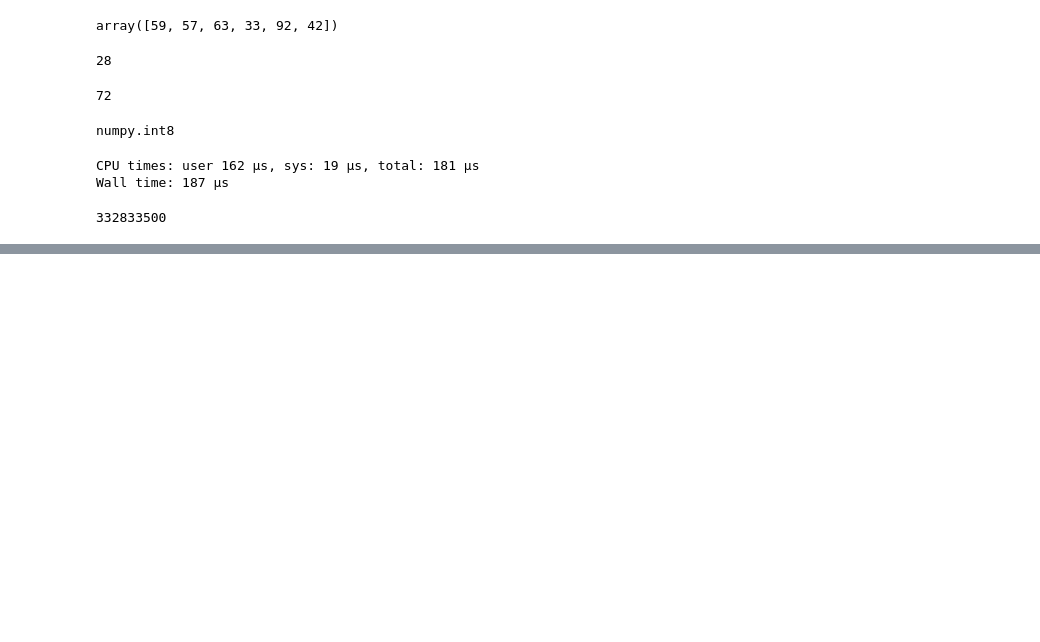
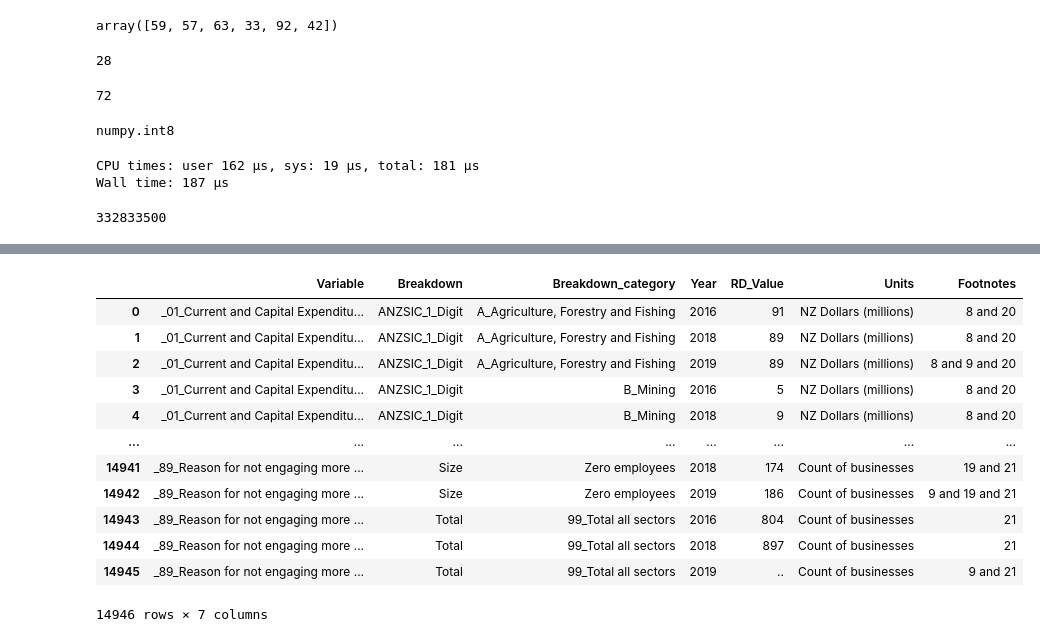
Before and after one commit to Lokhande100/Data-Analysis-with-Python, a Jupyter notebook: Data_Analysis.ipynb, the cells around one changed output, grey strips where cells are left out. Cells and saved outputs as stored; diff of their text form; code cells hidden in the pictures; blank space fills up the shorter version.

```diff
--- a/Data_Analysis.ipynb
+++ b/Data_Analysis.ipynb
@@ -108,0 +119,17 @@ Wall time: 187 µs
+# %%
+df=pd.read_csv('survey-csv.csv')
+df
+# %% [output]
+|  | Variable | Breakdown | Breakdown_category | Year | RD_Value | Units | Footnotes |
+| 0 | _01_Current and Capital Expenditu... | ANZSIC_1_Digit | A_Agriculture, Forestry and Fishing | 2016 | 91 | NZ Dollars (millions) | 8 and 20 |
+| 1 | _01_Current and Capital Expenditu... | ANZSIC_1_Digit | A_Agriculture, Forestry and Fishing | 2018 | 89 | NZ Dollars (millions) | 8 and 20 |
+| 2 | _01_Current and Capital Expenditu... | ANZSIC_1_Digit | A_Agriculture, Forestry and Fishing | 2019 | 89 | NZ Dollars (millions) | 8 and 9 and 20 |
+| 3 | _01_Current and Capital Expenditu... | ANZSIC_1_Digit | B_Mining | 2016 | 5 | NZ Dollars (millions) | 8 and 20 |
+| 4 | _01_Current and Capital Expenditu... | ANZSIC_1_Digit | B_Mining | 2018 | 9 | NZ Dollars (millions) | 8 and 20 |
+| ... | ... | ... | ... | ... | ... | ... | ... |
+| 14941 | _89_Reason for not engaging more ... | Size | Zero employees | 2018 | 174 | Count of businesses | 19 and 21 |
+| 14942 | _89_Reason for not engaging more ... | Size | Zero employees | 2019 | 186 | Count of businesses | 9 and 19 and 21 |
+| 14943 | _89_Reason for not engaging more ... | Total | 99_Total all sectors | 2016 | 804 | Count of businesses | 21 |
+| 14944 | _89_Reason for not engaging more ... | Total | 99_Total all sectors | 2018 | 897 | Count of businesses | 21 |
+| 14945 | _89_Reason for not engaging more ... | Total | 99_Total all sectors | 2019 | .. | Count of businesses | 9 and 21 |
+14946 rows × 7 columns
```
Also changed, not shown: parts of 8 cells of this notebook.
